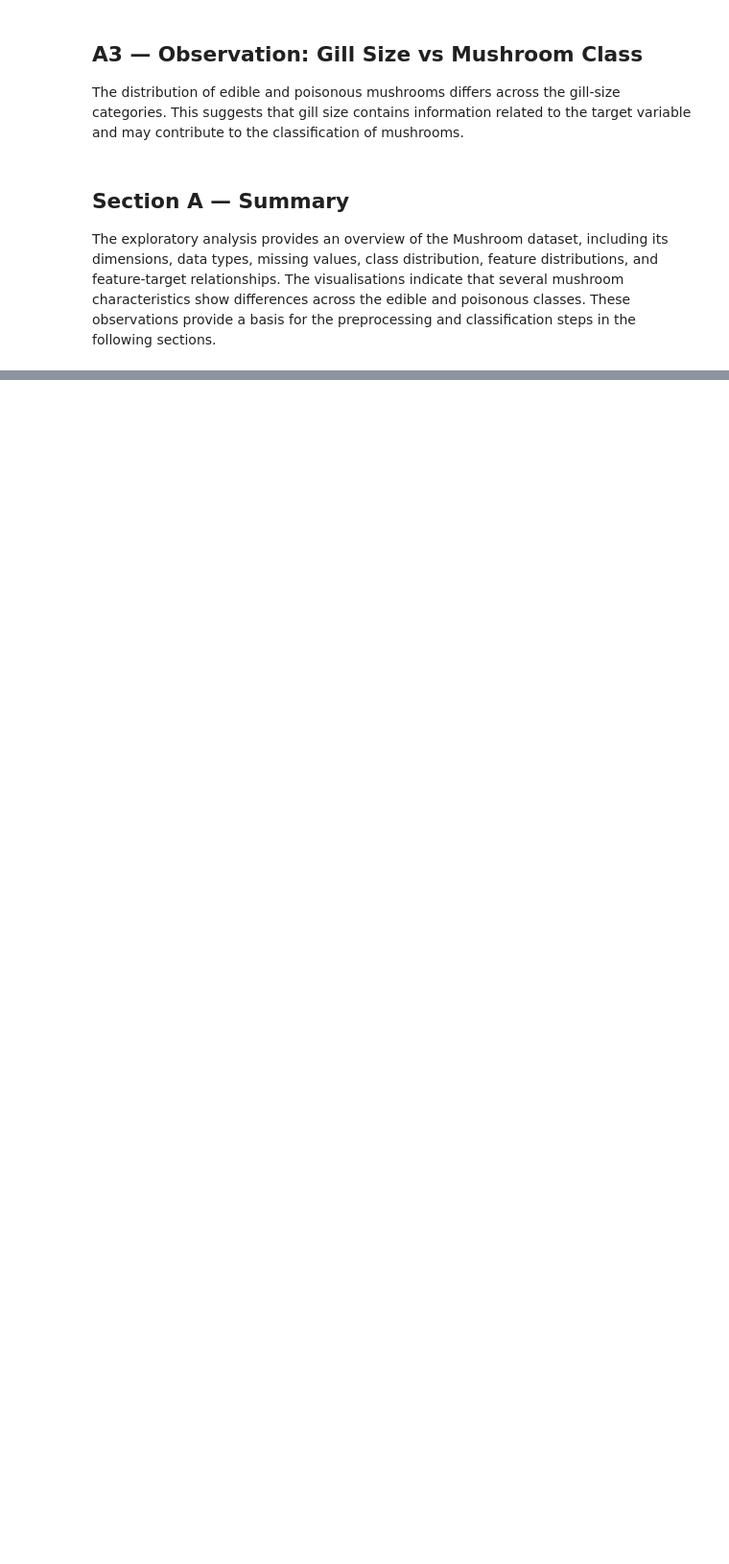
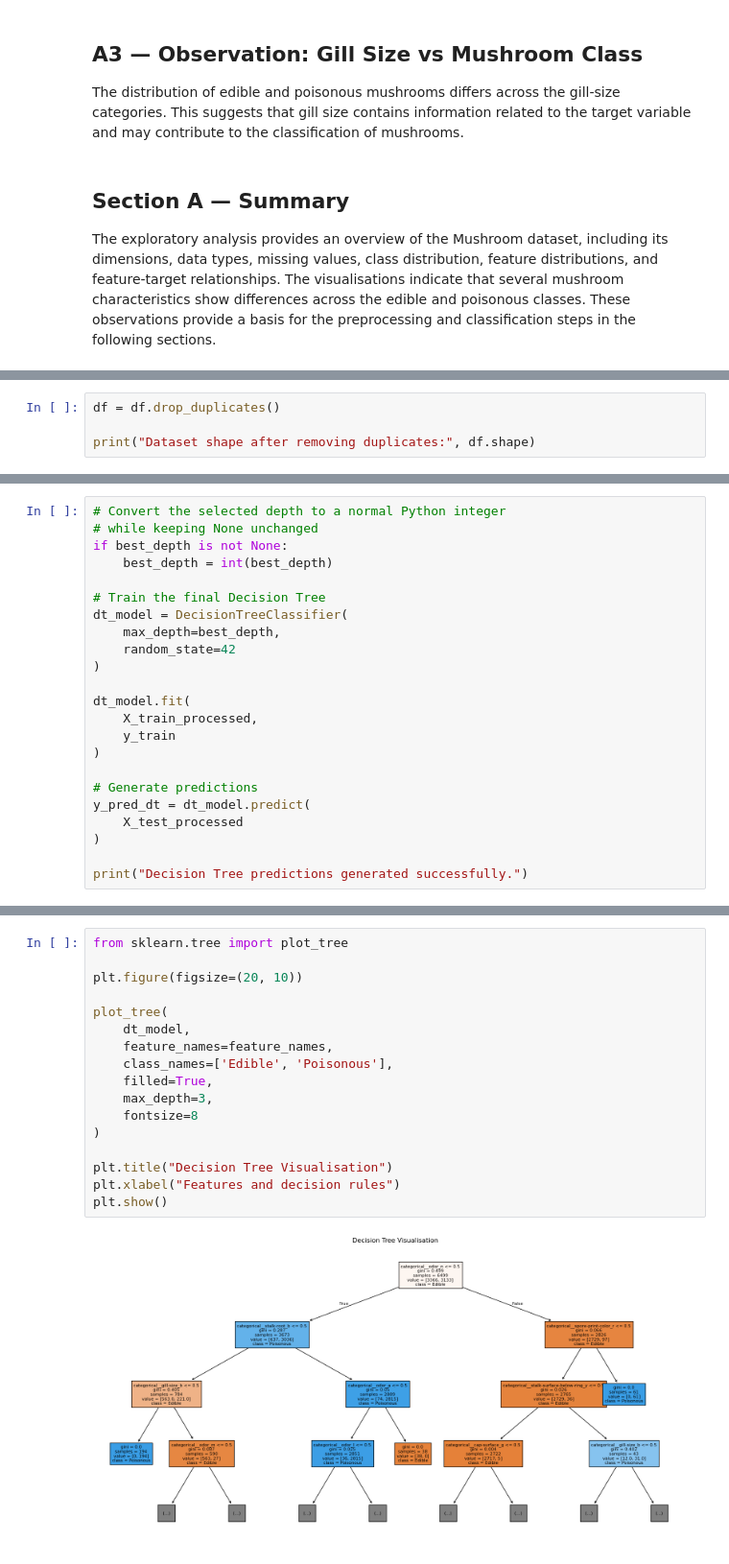
Before and after one commit to Dishitha0607/Machine-Learning-Project, a Jupyter notebook: ML_Classification.ipynb, the cells around one changed output, grey strips where cells are left out. Shown at 96% size. Cells and saved outputs as stored; diff of their text form; blank space fills up the shorter version.

```diff
--- a/ML_Classification.ipynb
+++ b/ML_Classification.ipynb
@@ -306,0 +378,4 @@ The exploratory analysis provides an overview of the Mushroom dataset, including
+# %%
+df = df.drop_duplicates()
+
+print("Dataset shape after removing duplicates:", df.shape)
@@ -306,0 +783,23 @@ The exploratory analysis provides an overview of the Mushroom dataset, including
+# %%
+# Convert the selected depth to a normal Python integer
+# while keeping None unchanged
+if best_depth is not None:
+    best_depth = int(best_depth)
+
+# Train the final Decision Tree
+dt_model = DecisionTreeClassifier(
+    max_depth=best_depth,
+    random_state=42
+)
+
+dt_model.fit(
+    X_train_processed,
+    y_train
+)
+
+# Generate predictions
+y_pred_dt = dt_model.predict(
+    X_test_processed
+)
+
+print("Decision Tree predictions generated successfully.")
@@ -306,0 +812,19 @@ The exploratory analysis provides an overview of the Mushroom dataset, including
+# %%
+from sklearn.tree import plot_tree
+
+plt.figure(figsize=(20, 10))
+
+plot_tree(
+    dt_model,
+    feature_names=feature_names,
+    class_names=['Edible', 'Poisonous'],
+    filled=True,
+    max_depth=3,
+    fontsize=8
+)
+
+plt.title("Decision Tree Visualisation")
+plt.xlabel("Features and decision rules")
+plt.show()
+# %% [output]
+[figure, added]
```
Also changed, not shown: parts of 64 cells of this notebook.
